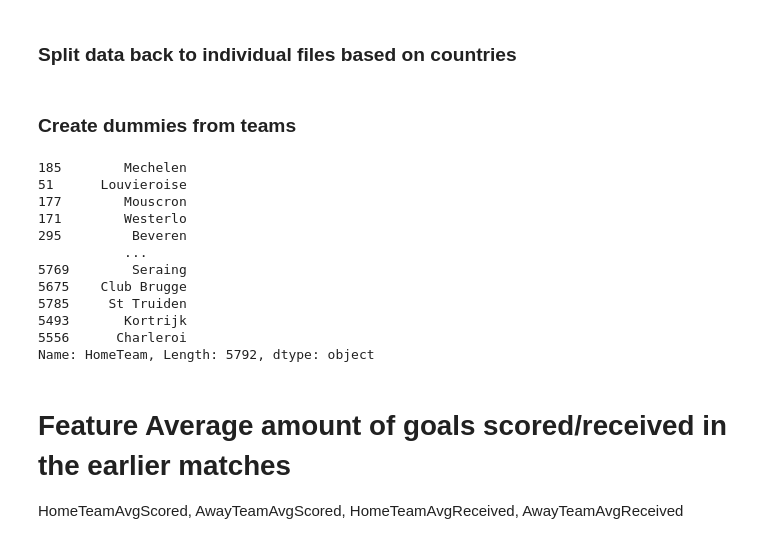
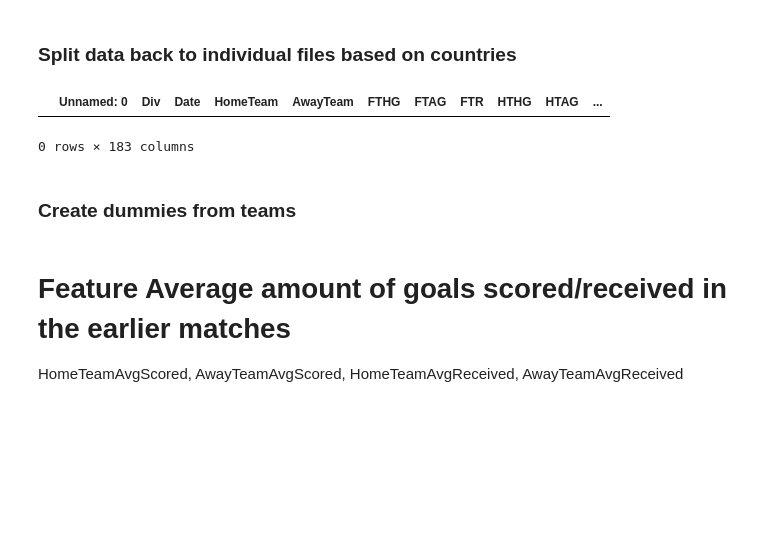
Before and after one commit to balooooooooo/machine-learning-2-coursework, a Jupyter notebook: preprocessing.ipynb, the cells around one changed output. Drawn from its saved outputs; the diff is of its cells as text; code cells hidden in the pictures; blank space fills up the shorter version.

```diff
--- a/preprocessing.ipynb
+++ b/preprocessing.ipynb
@@ -176,7 +191,7 @@ Name: count, dtype: int64
 # %% [markdown]
 First, we will remove all rows where the Full Time Home Goals are greater than 10.
 # %%
-df = df[df["FTHG"] <= 10]
+df = df[df["FTHG"] <= 15]
 # %% [markdown]
 Next, all Full Time Away goals that are less than zero are inspected. Since we are not sure which values are good and bad, all of them are removed.
 # %%
@@ -192,7 +205,10 @@ df["FTAG"].isna().sum()
 # %% [markdown]
 What's left are the missing values. We have no way of recomputing these as well and these rows are again excluded.
 # %%
-df = df[df[goal_cols].isna().sum(axis=1) == 0]
+df_22 = df[df["season"] == 22]
+df_pre22 = df[df["season"] != 22]
+df = df_pre22[df_pre22[goal_cols].isna().sum(axis=1) == 0] # <- tahle kundovina to rozbiji
+df = pd.concat([df, df_22], axis=0)
 # %% [markdown]
 If we run the describe() function again, we can see that the counts are the same and min/max statistics make sense.
 # %%
@@ -741,6 +757,11 @@ df[df["MatchTeams"] == "Chelsea_Liverpool"][["Date","FTHG", "FTAG", "LastMatchHo
 | 13857 | 2021-08-28 | 1.0 | 1.0 | 0.0 | 1.0 | 0 | 1 | ... |
 # %% [markdown]
 ### Split data back to individual files based on countries
+# %%
+df[df["season"] == 22]
+# %% [output]
+|  | Unnamed: 0 | Div | Date | HomeTeam | AwayTeam | FTHG | FTAG | FTR | HTHG | HTAG | ... |
+0 rows × 183 columns
 # %%
 dfs = {}
 land_list = df["country"].unique()[:-1]
@@ -750,8 +771,6 @@ for country in land_list:
 # %% [markdown]
 ### Create dummies from teams
 # %%
-display(dfs["df_belgium"].sort_values(by="Date")["HomeTeam"])
-
 for country in dfs:
     tmp = dfs[country][["HomeTeam", "AwayTeam"]]
     dfs[country] = pd.get_dummies(dfs[country], columns=["HomeTeam", "AwayTeam", "Div", "league"])
@@ -760,19 +779,6 @@ for country in dfs:
     except KeyError:
         pass
     dfs[country] = pd.concat([dfs[country], tmp], axis=1)
-# %% [output]
-185        Mechelen
-51      Louvieroise
-177        Mouscron
-171        Westerlo
-295         Beveren
-           ...
-5769        Seraing
-5675    Club Brugge
-5785     St Truiden
-5493       Kortrijk
-5556      Charleroi
-Name: HomeTeam, Length: 5792, dtype: object
 # %% [markdown]
 # Feature Average amount of goals scored/received in the earlier matches
 
```
Also changed, not shown: parts of 14 cells of this notebook.
